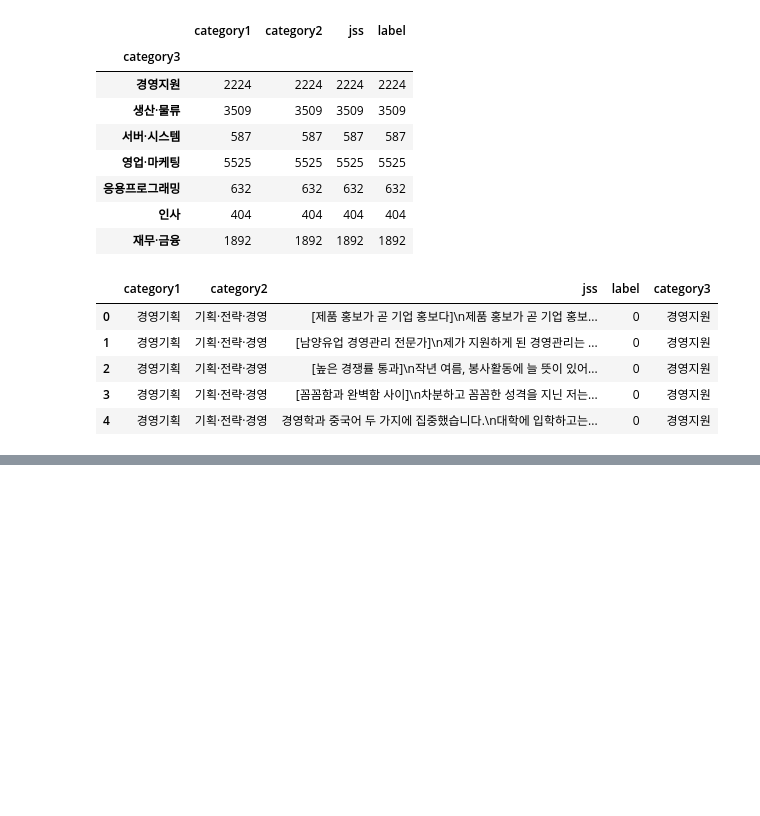
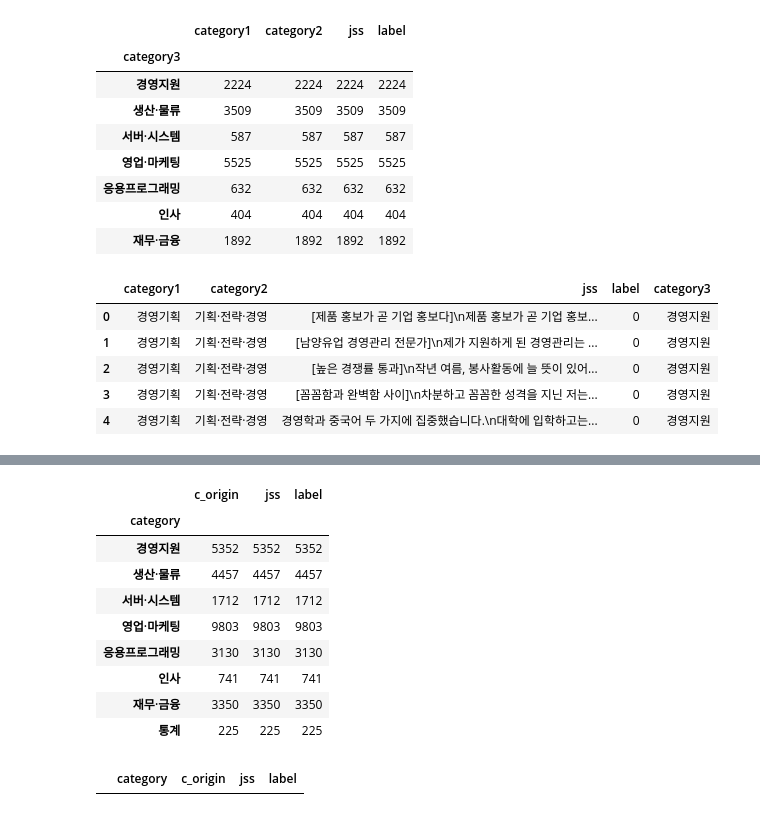
Before and after one commit to park-do/LSTM-RAS, a Jupyter notebook: Jupyter/data_processing.ipynb, the cells around one changed output, grey strips where cells are left out. Saved outputs shown, nothing was run; the diff lists cells and outputs as text; code cells hidden in the pictures; blank space fills up the shorter version.

```diff
--- a/Jupyter/data_processing.ipynb
+++ b/Jupyter/data_processing.ipynb
@@ -307,0 +306,2 @@ df.to_csv('../data/자소서7.csv')
+# %%
+df = pd.read_csv('../data/자소서_잡코추가2.csv',index_col=0, engine='python', encoding='utf8')
@@ -307,0 +317,13 @@ df.to_csv('../data/자소서7.csv')
+# %%
+df.groupby('category').agg('count')
+# %% [output]
+|  | c_origin | jss | label |
+| category |  |  |  |
+| 경영지원 | 5352 | 5352 | 5352 |
+| 생산·물류 | 4457 | 4457 | 4457 |
+| 서버·시스템 | 1712 | 1712 | 1712 |
+| 영업·마케팅 | 9803 | 9803 | 9803 |
+| 응용프로그래밍 | 3130 | 3130 | 3130 |
+| 인사 | 741 | 741 | 741 |
+| 재무·금융 | 3350 | 3350 | 3350 |
+| 통계 | 225 | 225 | 225 |
@@ -307,0 +337,4 @@ df.to_csv('../data/자소서7.csv')
+# %%
+df[df.c_origin.str.find('ERP')>0]
+# %% [output]
+|  | category | c_origin | jss | label |
```
Also changed, not shown: parts of 27 cells of this notebook, 10 other files.
